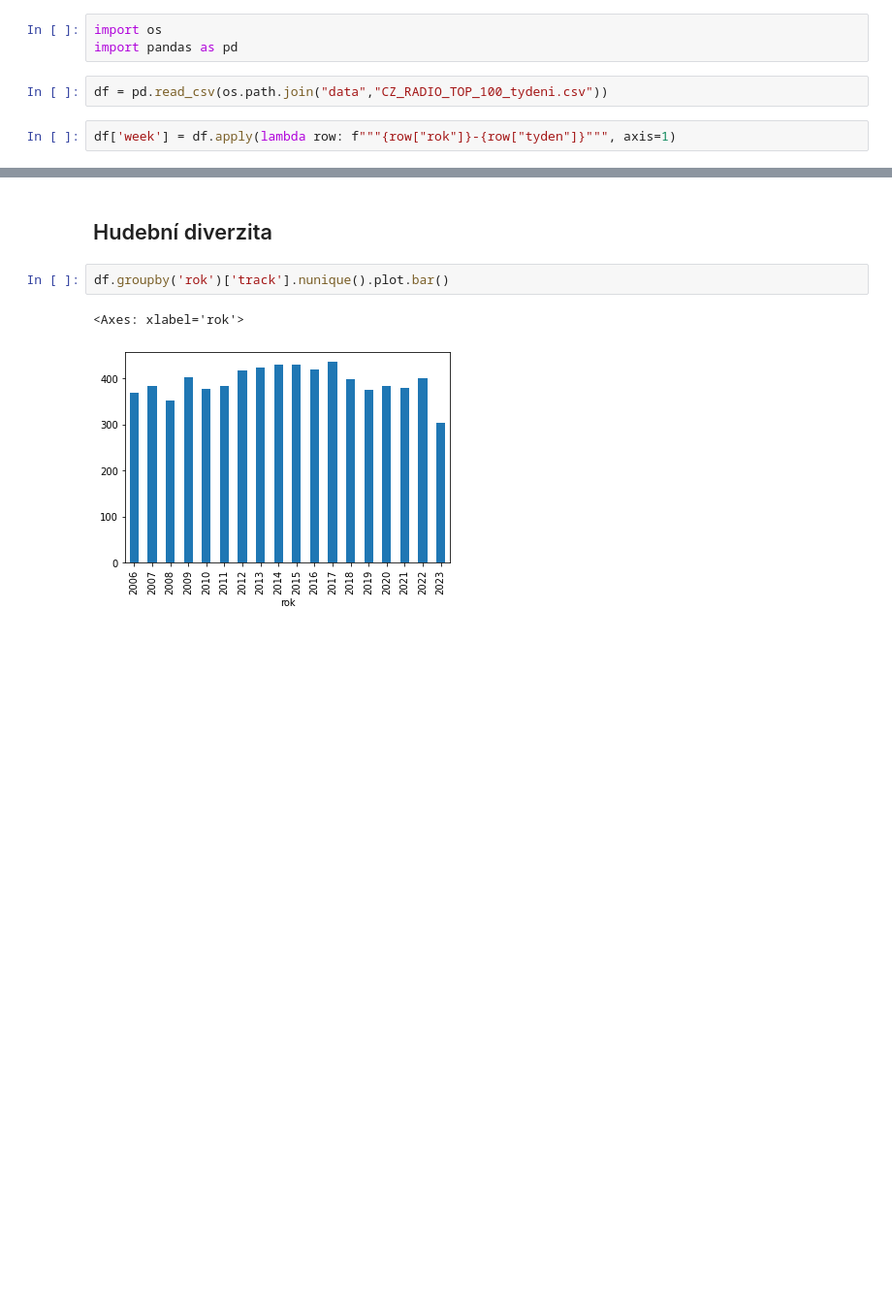
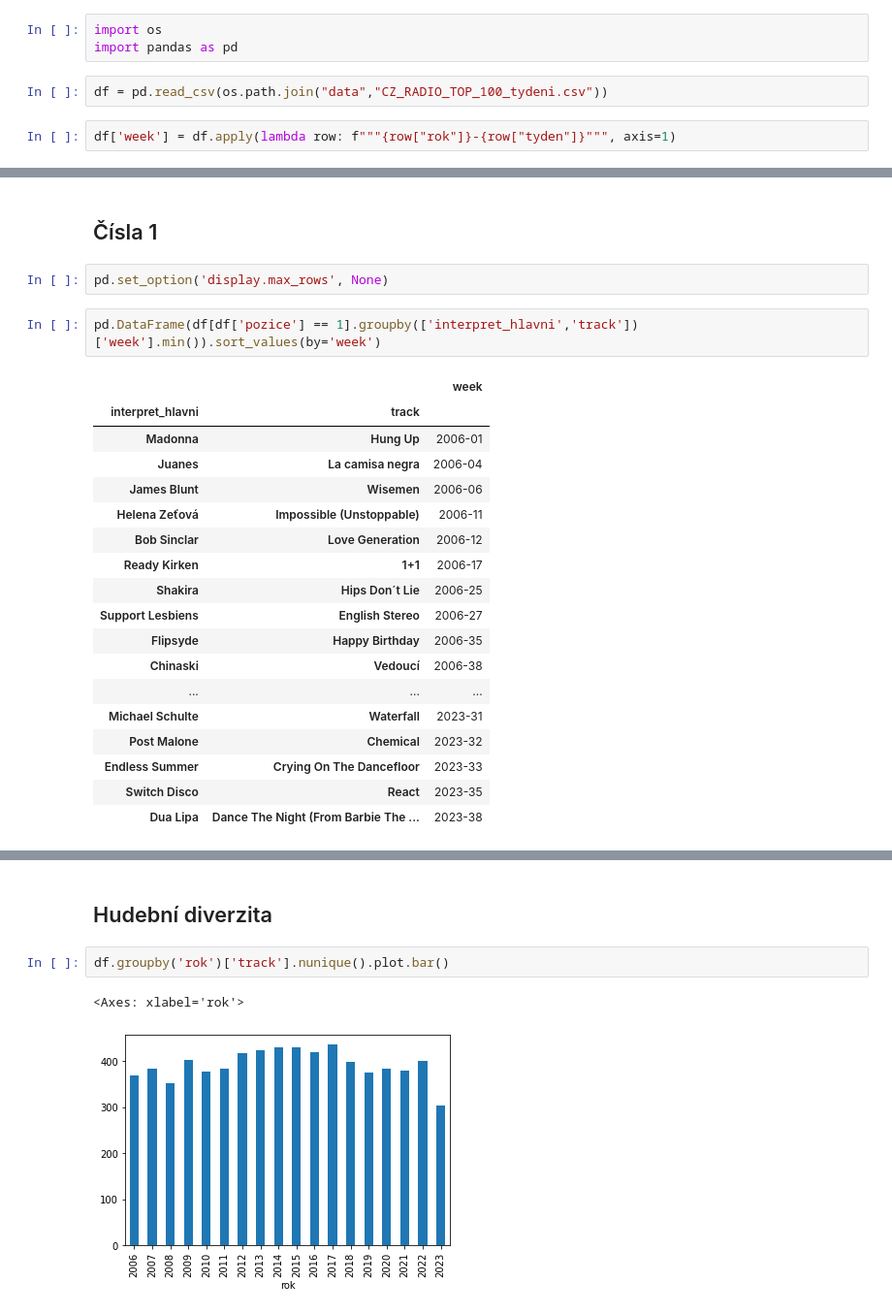
Before and after one commit to DataRozhlas/hitparady, a Jupyter notebook: 100 explorace CZ - RADIO - TOP 100.ipynb, the cells around one changed output, grey strips where cells are left out. Shown at 97% size. Saved outputs shown, nothing was run; the diff lists cells and outputs as text; blank space fills up the shorter version.

```diff
--- a/100 explorace CZ - RADIO - TOP 100.ipynb
+++ b/100 explorace CZ - RADIO - TOP 100.ipynb
@@ -16,0 +17,25 @@ df.sample(5)
+# %% [markdown]
+## Čísla 1
+# %%
+pd.set_option('display.max_rows', None)
+# %%
+pd.DataFrame(df[df['pozice'] == 1].groupby(['interpret_hlavni','track'])['week'].min()).sort_values(by='week')
+# %% [output]
+|  |  | week |
+| interpret_hlavni | track |  |
+| Madonna | Hung Up | 2006-01 |
+| Juanes | La camisa negra | 2006-04 |
+| James Blunt | Wisemen | 2006-06 |
+| Helena Zeťová | Impossible (Unstoppable) | 2006-11 |
+| Bob Sinclar | Love Generation | 2006-12 |
+| Ready Kirken | 1+1 | 2006-17 |
+| Shakira | Hips Don´t Lie | 2006-25 |
+| Support Lesbiens | English Stereo | 2006-27 |
+| Flipsyde | Happy Birthday | 2006-35 |
+| Chinaski | Vedoucí | 2006-38 |
+| ... | ... | ... |
+| Michael Schulte | Waterfall | 2023-31 |
+| Post Malone | Chemical | 2023-32 |
+| Endless Summer | Crying On The Dancefloor | 2023-33 |
+| Switch Disco | React | 2023-35 |
+| Dua Lipa | Dance The Night (From Barbie The ... | 2023-38 |
```
Also changed, not shown: parts of 7 cells of this notebook, 6 other files.
